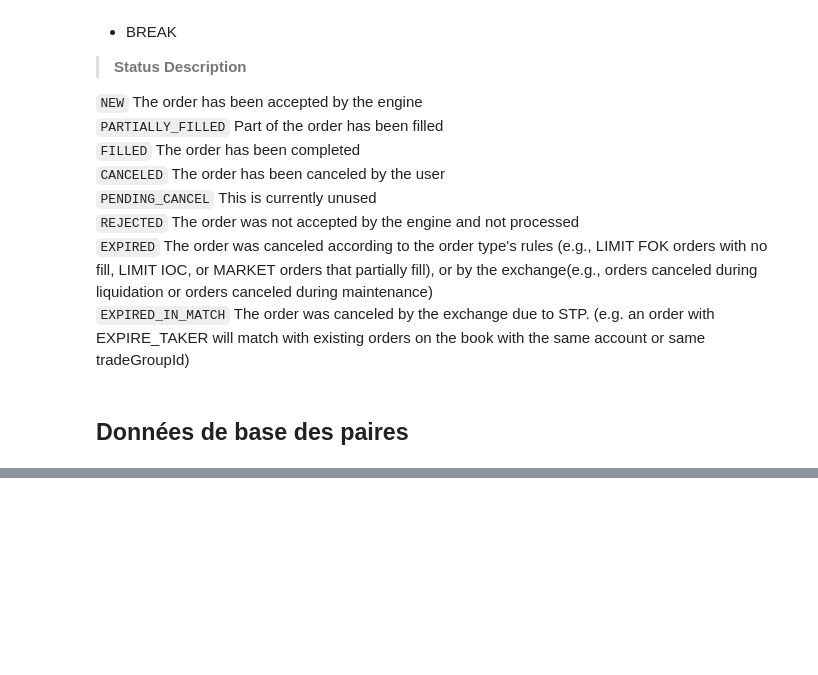
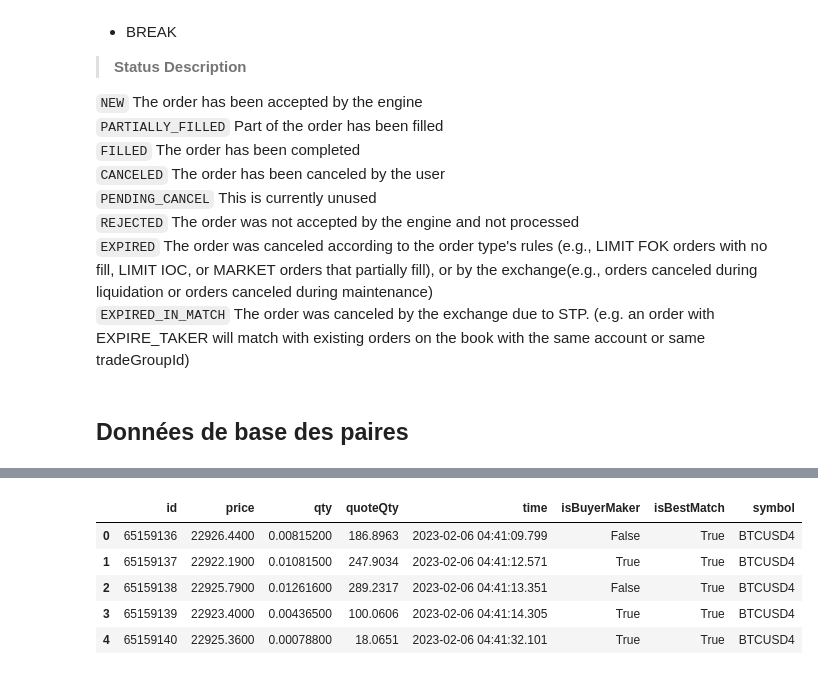
Before and after one commit to choup67/DST_OPA, a Jupyter notebook: OPA.ipynb, the cells around one changed output, grey strips where cells are left out. Drawn from its saved outputs; the diff is of its cells as text; code cells hidden in the pictures; blank space fills up the shorter version.

```diff
--- a/OPA.ipynb
+++ b/OPA.ipynb
@@ -88,0 +135,11 @@ display(df_pairs_general_infos.head())
+# %%
+#Gestion de la variable time sur le df trades_data
+trades_data['time'] = pd.to_datetime(trades_data['time'], unit='ms')
+trades_data.head()
+# %% [output]
+|  | id | price | qty | quoteQty | time | isBuyerMaker | isBestMatch | symbol |
+| 0 | 65159136 | 22926.4400 | 0.00815200 | 186.8963 | 2023-02-06 04:41:09.799 | False | True | BTCUSD4 |
+| 1 | 65159137 | 22922.1900 | 0.01081500 | 247.9034 | 2023-02-06 04:41:12.571 | True | True | BTCUSD4 |
+| 2 | 65159138 | 22925.7900 | 0.01261600 | 289.2317 | 2023-02-06 04:41:13.351 | False | True | BTCUSD4 |
+| 3 | 65159139 | 22923.4000 | 0.00436500 | 100.0606 | 2023-02-06 04:41:14.305 | True | True | BTCUSD4 |
+| 4 | 65159140 | 22925.3600 | 0.00078800 | 18.0651 | 2023-02-06 04:41:32.101 | True | True | BTCUSD4 |
```
Also changed, not shown: parts of 2 cells of this notebook, 1 other file.
